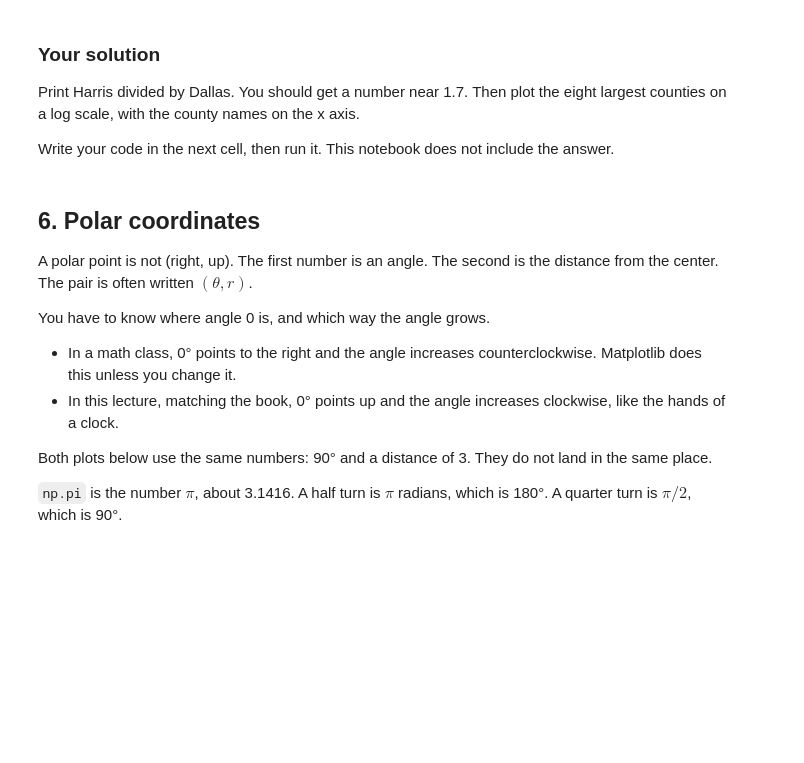
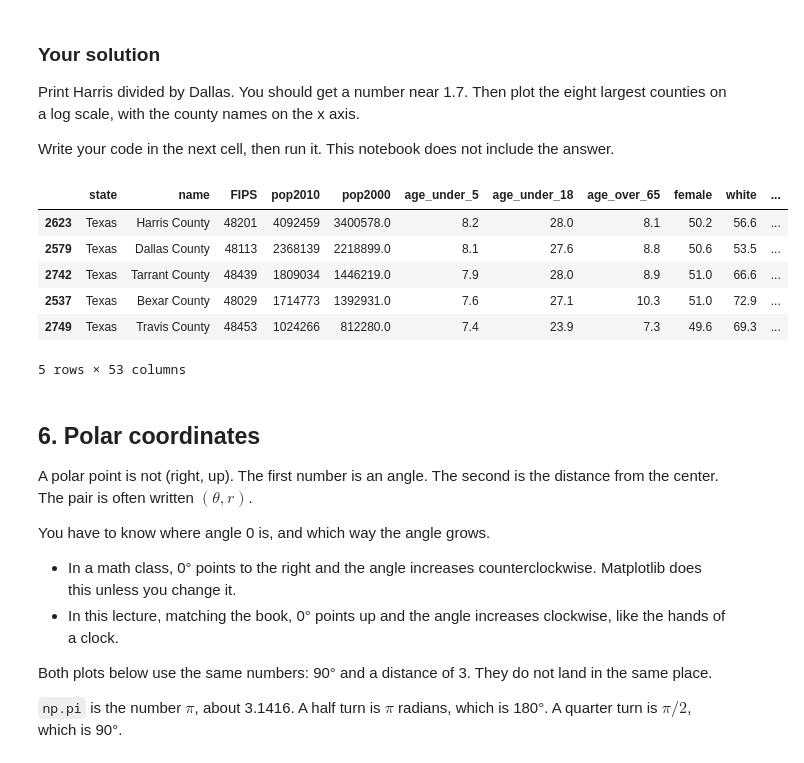
Before and after one commit to MQAZ11/DATA-110-Fall-2026, a Jupyter notebook: week-04/MarkBeavers_Week4_Assignment_coordinate-systems-axes.ipynb, the cells around one changed output. Cells and saved outputs as stored; diff of their text form; code cells hidden in the pictures; blank space fills up the shorter version.

```diff
--- a/week-04/MarkBeavers_Week4_Assignment_coordinate-systems-axes.ipynb
+++ b/week-04/MarkBeavers_Week4_Assignment_coordinate-systems-axes.ipynb
@@ -540,7 +540,17 @@ Print Harris divided by Dallas. You should get a number near 1.7. Then plot the
 Write your code in the next cell, then run it. This notebook does not include the answer.
 # %%
 # Write your solution here.
-Popdivision = texas.iloc[]
+texas = census.loc[census["state"] == "Texas"].copy()
+texas = texas.sort_values("pop2010", ascending=False)
+texas.head()
+# %% [output]
+|  | state | name | FIPS | pop2010 | pop2000 | age_under_5 | age_under_18 | age_over_65 | female | white | ... |
+| 2623 | Texas | Harris County | 48201 | 4092459 | 3400578.0 | 8.2 | 28.0 | 8.1 | 50.2 | 56.6 | ... |
+| 2579 | Texas | Dallas County | 48113 | 2368139 | 2218899.0 | 8.1 | 27.6 | 8.8 | 50.6 | 53.5 | ... |
+| 2742 | Texas | Tarrant County | 48439 | 1809034 | 1446219.0 | 7.9 | 28.0 | 8.9 | 51.0 | 66.6 | ... |
+| 2537 | Texas | Bexar County | 48029 | 1714773 | 1392931.0 | 7.6 | 27.1 | 10.3 | 51.0 | 72.9 | ... |
+| 2749 | Texas | Travis County | 48453 | 1024266 | 812280.0 | 7.4 | 23.9 | 7.3 | 49.6 | 69.3 | ... |
+5 rows × 53 columns
 # %% [markdown]
 ## 6. Polar coordinates
 
```
